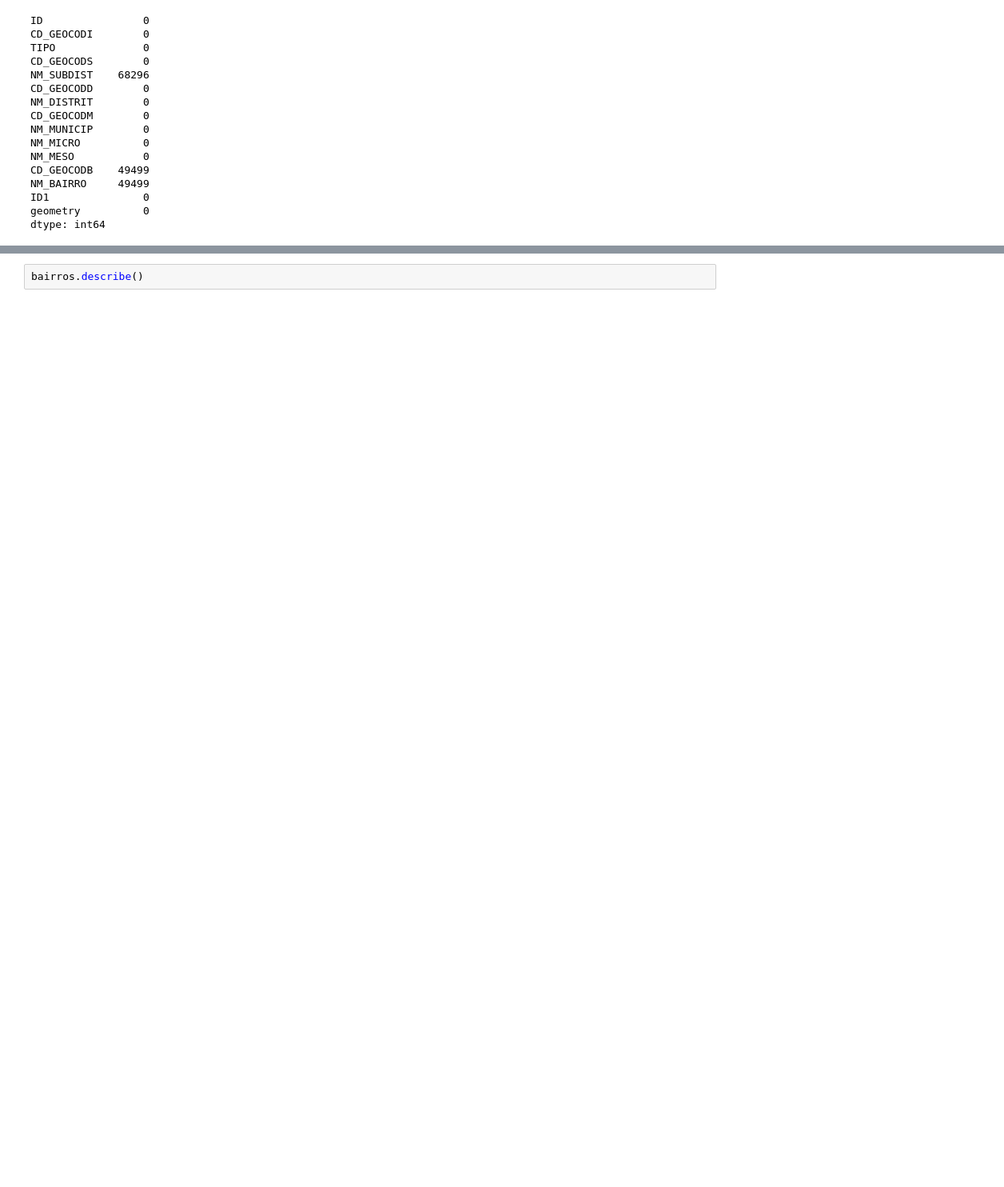
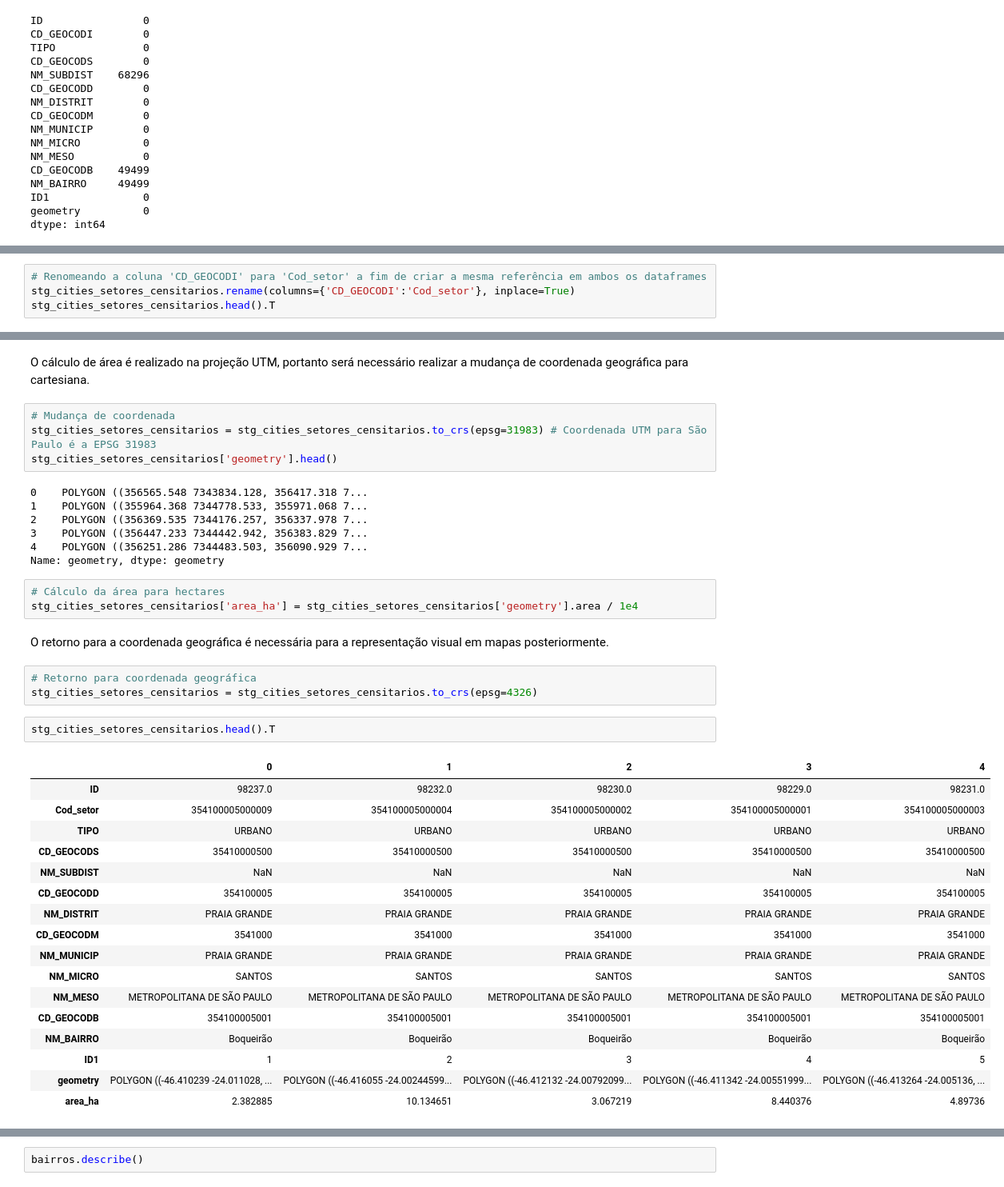
Before and after one commit to gcunharodrigues/uber, a Jupyter notebook: estudos_demograficos_setores_censitarios_v2.ipynb, the cells around one changed output, grey strips where cells are left out. Shown: that part at 80% size. Drawn from its saved outputs; the diff is of its cells as text; blank space fills up the shorter version.

```diff
--- a/estudos_demograficos_setores_censitarios_v2.ipynb
+++ b/estudos_demograficos_setores_censitarios_v2.ipynb
@@ -984,0 +958,4 @@ stg_city.head().T
+# %%
+# Renomeando a coluna 'CD_GEOCODI' para 'Cod_setor' a fim de criar a mesma referência em ambos os dataframes
+stg_cities_setores_censitarios.rename(columns={'CD_GEOCODI':'Cod_setor'}, inplace=True)
+stg_cities_setores_censitarios.head().T
@@ -984,0 +979,41 @@ stg_city.head().T
+# %% [markdown]
+O cálculo de área é realizado na projeção UTM, portanto será necessário realizar a mudança de coordenada geográfica para cartesiana.
+# %%
+# Mudança de coordenada
+stg_cities_setores_censitarios = stg_cities_setores_censitarios.to_crs(epsg=31983) # Coordenada UTM para São Paulo é a EPSG 31983
+stg_cities_setores_censitarios['geometry'].head()
+# %% [output]
+0    POLYGON ((356565.548 7343834.128, 356417.318 7...
+1    POLYGON ((355964.368 7344778.533, 355971.068 7...
+2    POLYGON ((356369.535 7344176.257, 356337.978 7...
+3    POLYGON ((356447.233 7344442.942, 356383.829 7...
+4    POLYGON ((356251.286 7344483.503, 356090.929 7...
+Name: geometry, dtype: geometry
+# %%
+# Cálculo da área para hectares
+stg_cities_setores_censitarios['area_ha'] = stg_cities_setores_censitarios['geometry'].area / 1e4
+# %% [markdown]
+O retorno para a coordenada geográfica é necessária para a representação visual em mapas posteriormente.
+# %%
+# Retorno para coordenada geográfica
+stg_cities_setores_censitarios = stg_cities_setores_censitarios.to_crs(epsg=4326)
+# %%
+stg_cities_setores_censitarios.head().T
+# %% [output]
+|  | 0 | 1 | 2 | 3 | 4 |
+| ID | 98237.0 | 98232.0 | 98230.0 | 98229.0 | 98231.0 |
+| Cod_setor | 354100005000009 | 354100005000004 | 354100005000002 | 354100005000001 | 354100005000003 |
+| TIPO | URBANO | URBANO | URBANO | URBANO | URBANO |
+| CD_GEOCODS | 35410000500 | 35410000500 | 35410000500 | 35410000500 | 35410000500 |
+| NM_SUBDIST | NaN | NaN | NaN | NaN | NaN |
+| CD_GEOCODD | 354100005 | 354100005 | 354100005 | 354100005 | 354100005 |
+| NM_DISTRIT | PRAIA GRANDE | PRAIA GRANDE | PRAIA GRANDE | PRAIA GRANDE | PRAIA GRANDE |
+| CD_GEOCODM | 3541000 | 3541000 | 3541000 | 3541000 | 3541000 |
+| NM_MUNICIP | PRAIA GRANDE | PRAIA GRANDE | PRAIA GRANDE | PRAIA GRANDE | PRAIA GRANDE |
+| NM_MICRO | SANTOS | SANTOS | SANTOS | SANTOS | SANTOS |
+| NM_MESO | METROPOLITANA DE SÃO PAULO | METROPOLITANA DE SÃO PAULO | METROPOLITANA DE SÃO PAULO | METROPOLITANA DE SÃO PAULO | METROPOLITANA DE SÃO PAULO |
+| CD_GEOCODB | 354100005001 | 354100005001 | 354100005001 | 354100005001 | 354100005001 |
+| NM_BAIRRO | Boqueirão | Boqueirão | Boqueirão | Boqueirão | Boqueirão |
+| ID1 | 1 | 2 | 3 | 4 | 5 |
+| geometry | POLYGON ((-46.410239 -24.011028, ... | POLYGON ((-46.416055 -24.00244599... | POLYGON ((-46.412132 -24.00792099... | POLYGON ((-46.411342 -24.00551999... | POLYGON ((-46.413264 -24.005136, ... |
+| area_ha | 2.382885 | 10.134651 | 3.067219 | 8.440376 | 4.89736 |
```
Also changed, not shown: parts of 62 cells of this notebook.
